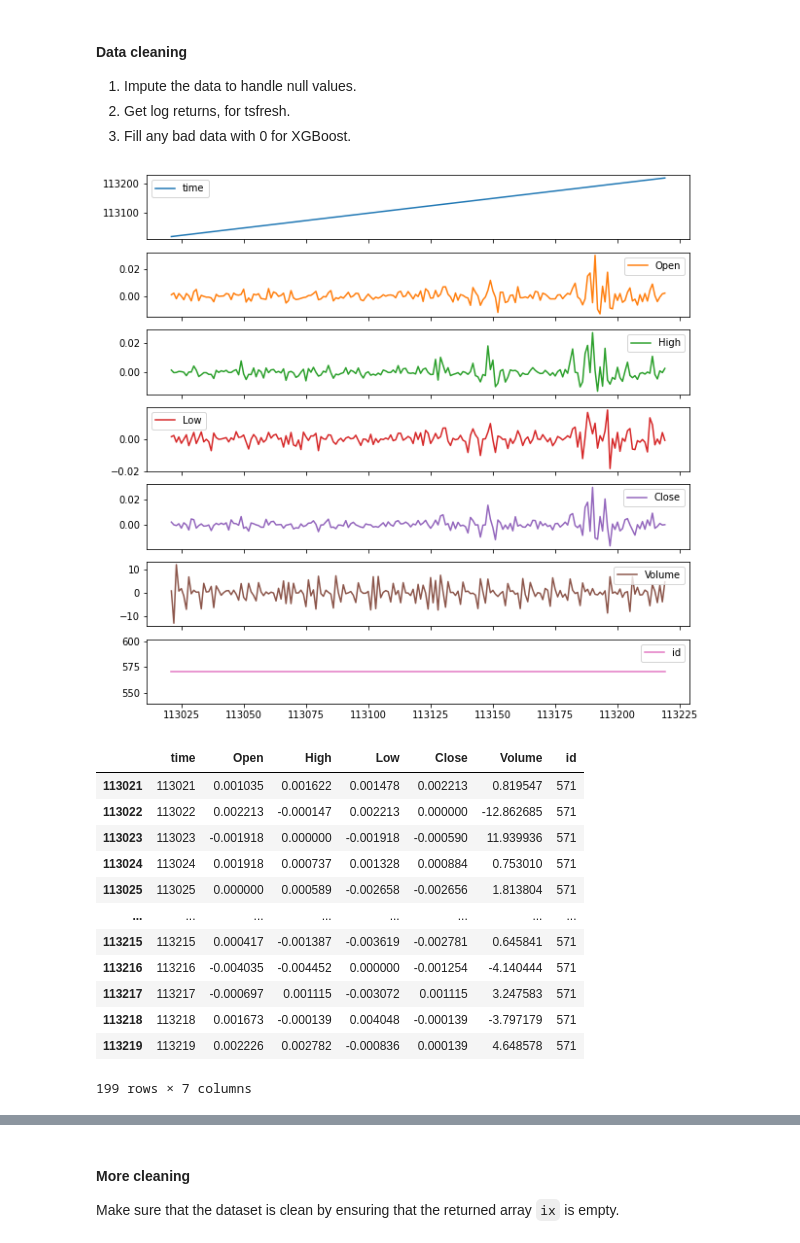
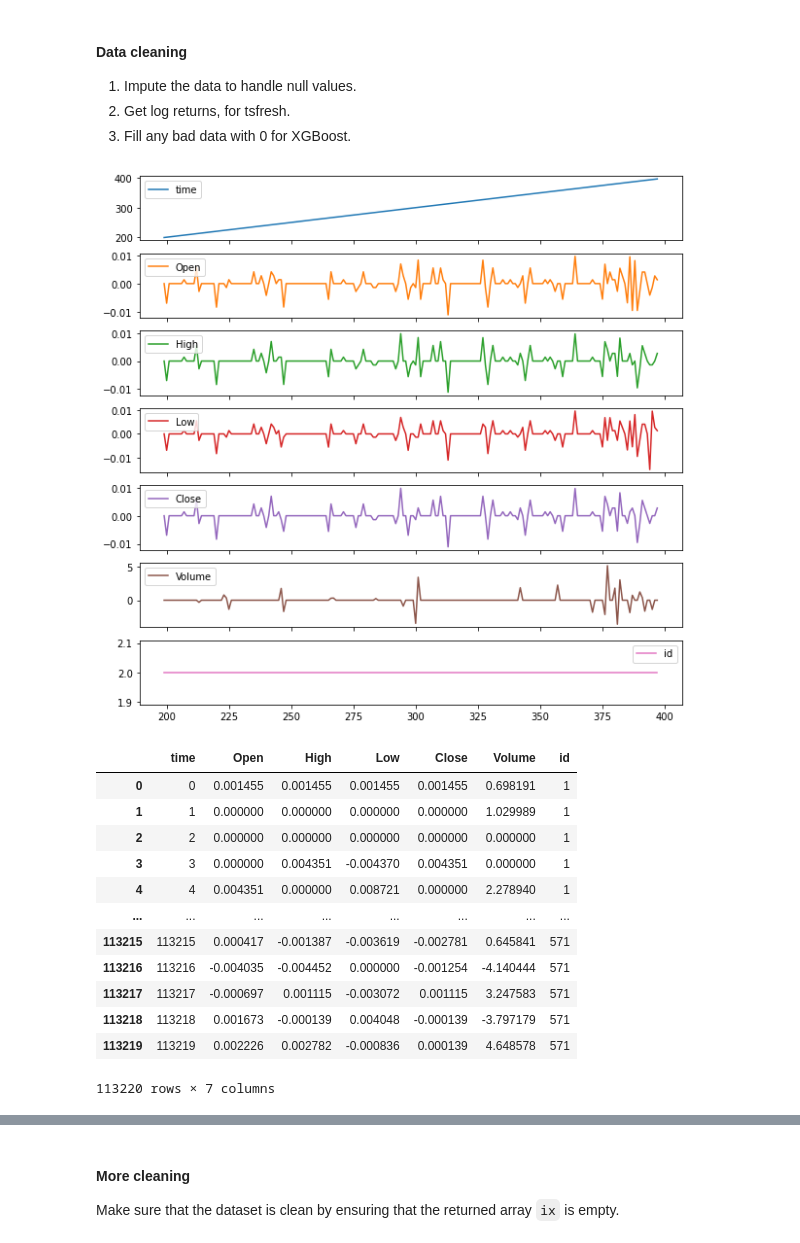
Before and after one commit to mcalapai/TradingModel, a Jupyter notebook: SymbolPreprocess.ipynb, the cells around one changed output, grey strips where cells are left out. Cells and saved outputs as stored; diff of their text form; code cells hidden in the pictures.

```diff
--- a/SymbolPreprocess.ipynb
+++ b/SymbolPreprocess.ipynb
@@ -54,6 +53,11 @@ class SymbolDataPreprocess():
         pockets = []
         empt_ix = []
         for i, row in labelled_data.iterrows():
+            #if self.interval == pocket_tf:
+            #    #pocket_raw_data, pocket_data = self.download_scndry_data(window_length, pocket_tf)
+            #    pass
+            #else:
+
             if pocket_tf_interval == "m":
                 time_diff = datetime.timedelta(minutes = window_length*pocket_tf_time)
             elif pocket_tf_interval == "H":
@@ -90,14 +94,14 @@ class SymbolDataPreprocess():
         prev_prices = [0]
         unfiltered_signals_ix = []
         for i, row in data.iterrows():
-            if row['vosc'] >= 40 and row['pct_change'] >=  0.05 and row['Close'] >= max(prev_prices[-10 :-1]) and row['rsi'] > 72:
+            if row['vosc'] >= 40 and row['pct_change'] >= 0.05 and row['Close'] >= max(prev_prices[-10 :-1]) and row['rsi'] > 72:
                     unfiltered_signals_ix.append(i)
             prev_prices.append(row['Close'])
 
         filtered_signals_ix = []
         for time_ix in unfiltered_signals_ix:
-            for j in range(1, bars_to_check):
-                forward_ix = time_ix + datetime.timedelta(hours = j)
+            for i in range(1, bars_to_check):
+                forward_ix = time_ix + datetime.timedelta(hours = i)
                 if data.loc[forward_ix, col_to_check] >= data.loc[time_ix, "Close"]*(1+pct_deviation):
                     filtered_signals_ix.append([time_ix, 1])
                     ## change logic here: use triple barrier method instead?
@@ -137,7 +141,6 @@ def generate_data_pockets(symbols, pocket_tf="1m", window_length=200):
     data_pocket_list = [] # data pocket list for indicators
     rtrns_data = []
     prices_data = []
-    signal_summaries = []
     for i, symbol in tqdm(enumerate(symbols)):
         try:
             sdp = SymbolDataPreprocess(symbol, 800, "1H")
@@ -159,10 +162,16 @@ def generate_data_pockets(symbols, pocket_tf="1m", window_length=200):
         pocket_rows_rtrns = []
         pocket_rows_prices = []
         # assign an id and differentiate returns
-        for pocket, time in zip(data_pockets, labelled_data["Time"].values): # iterate through the pockets for this particular symbol of the parent loop
+        for pocket in data_pockets: # iterate through the pockets for this particular symbol of the parent loop
+            ## returns dataframe
+            ## probably should not be imputing the data here - could introduce data leakage
             pocket_rtrns = pocket.copy()
+            #imputer_data = SimpleImputer(strategy="median")
+            #imputer_data.fit(pocket_rtrns)
+
+            #pocket_clean = imputer_data.transform(pocket_rtrns)
+            #pocket_clean_df = pd.DataFrame(pocket_clean, columns=pocket.columns, index = pocket.index)
             pocket_clean_df = pocket.copy()
-            price = pocket_clean_df["Close"].iloc[-1]
 
             for typ in ["Open", "High", "Low", "Close", "Volume"]:
                 pocket_clean_df[typ] = np.log(pocket_clean_df[typ]) - np.log(pocket_clean_df[typ].shift(1))
@@ -176,9 +185,6 @@ def generate_data_pockets(symbols, pocket_tf="1m", window_length=200):
             pocket["id"] = [ix for i in range(len(pocket))] # id for tsfresh - each data pocket (regardless of symbol) has a new id
             pocket_rows_prices.append(pocket)
 
-            signal_summary = [ix, time, symbol, price]
-            signal_summaries.append(signal_summary)
-
             ix+=1
 
         pocket_rows_rtrns = pd.concat(pocket_rows_rtrns, axis=0)
@@ -191,15 +197,23 @@ def generate_data_pockets(symbols, pocket_tf="1m", window_length=200):
 
     ## check for empty pocket dataframes (if data couldn't be downloaded), and drop them if they exist
     y_to_drop = []
+    '''print(empty_ixs)
+    for i in range(len(prices_data)):
+        if i == 0:
+            for x in empty_ixs[i]:
+                y_to_drop.append(x)
+        else:
+            for x in empty_ixs[i]:
+                y_to_drop.append(x + len(prices_data[i-1]))'''
 
     prices_data = pd.concat(prices_data, axis=0)
     rtrns_data = pd.concat(rtrns_data, axis=0)
     print("Rows to drop:", empty_ixs)
 
-    return labelled_datas, data_pocket_list, prices_data, rtrns_data, empty_ixs, signal_summaries
+    return labelled_datas, data_pocket_list, prices_data, rtrns_data, empty_ixs
 # %% [output]
 ['CTXCUSDT', 'ANTUSDT', 'COCOSUSDT', 'IOTXUSDT', 'ANTUSDT', 'PNTUSDT', 'GTOUSDT', 'PERLUSDT', 'DENTUSDT', 'CHRUSDT', 'CKBUSDT', 'POWRUSDT', 'ELFUSDT', 'ARDRUSDT', 'POLYUSDT', 'CHESSUSDT', 'GTCUSDT', ' ...
 # %%
-labelled_datas, data_pocket_list, prices_data, rtrns_data, y_to_drop, sig_sum = generate_data_pockets(symbols, pocket_tf="5m")
+labelled_datas, data_pocket_list, prices_data, rtrns_data, y_to_drop = generate_data_pockets(symbols, pocket_tf="5m")
 # %% [output]
 Error occurred, skipping symbol STPTUSDT...
@@ -249,22 +295,22 @@ def clean_data(prices_data, rtrns_data):
 # %%
 prices_clean_df, rtrns_clean_df = clean_data(prices_data, rtrns_data)
 # %%
-rtrns_clean_df[rtrns_clean_df['id']==571].plot(subplots=True, sharex=True, figsize=(10,10))
+rtrns_clean_df[rtrns_clean_df['id']==2].plot(subplots=True, sharex=True, figsize=(10,10))
 plt.show()
-rtrns_clean_df[rtrns_clean_df['id']==571]
+rtrns_clean_df
 # %% [output]
-[figure, old version]
+[figure, new version]
 |  | time | Open | High | Low | Close | Volume | id |
-| 113021 | 113021 | 0.001035 | 0.001622 | 0.001478 | 0.002213 | 0.819547 | 571 |
-| 113022 | 113022 | 0.002213 | -0.000147 | 0.002213 | 0.000000 | -12.862685 | 571 |
-| 113023 | 113023 | -0.001918 | 0.000000 | -0.001918 | -0.000590 | 11.939936 | 571 |
-| 113024 | 113024 | 0.001918 | 0.000737 | 0.001328 | 0.000884 | 0.753010 | 571 |
-| 113025 | 113025 | 0.000000 | 0.000589 | -0.002658 | -0.002656 | 1.813804 | 571 |
+| 0 | 0 | 0.001455 | 0.001455 | 0.001455 | 0.001455 | 0.698191 | 1 |
+| 1 | 1 | 0.000000 | 0.000000 | 0.000000 | 0.000000 | 1.029989 | 1 |
+| 2 | 2 | 0.000000 | 0.000000 | 0.000000 | 0.000000 | 0.000000 | 1 |
+| 3 | 3 | 0.000000 | 0.004351 | -0.004370 | 0.004351 | 0.000000 | 1 |
+| 4 | 4 | 0.004351 | 0.000000 | 0.008721 | 0.000000 | 2.278940 | 1 |
 | ... | ... | ... | ... | ... | ... | ... | ... |
 | 113215 | 113215 | 0.000417 | -0.001387 | -0.003619 | -0.002781 | 0.645841 | 571 |
 | 113216 | 113216 | -0.004035 | -0.004452 | 0.000000 | -0.001254 | -4.140444 | 571 |
 | 113217 | 113217 | -0.000697 | 0.001115 | -0.003072 | 0.001115 | 3.247583 | 571 |
 | 113218 | 113218 | 0.001673 | -0.000139 | 0.004048 | -0.000139 | -3.797179 | 571 |
 | 113219 | 113219 | 0.002226 | 0.002782 | -0.000836 | 0.000139 | 4.648578 | 571 |
-199 rows × 7 columns
+113220 rows × 7 columns
 # %%
```
Also changed, not shown: parts of 27 cells of this notebook.
